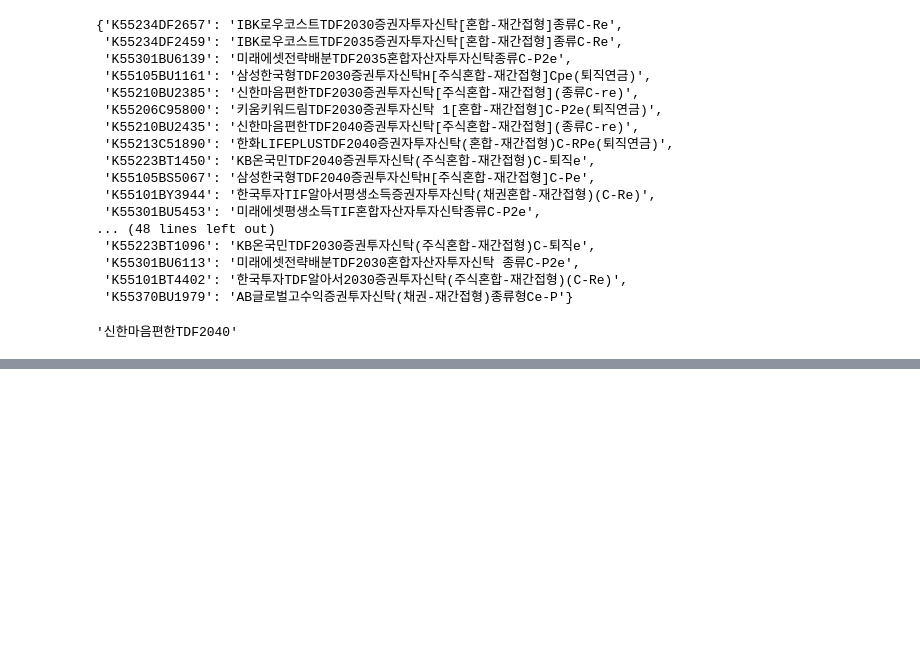
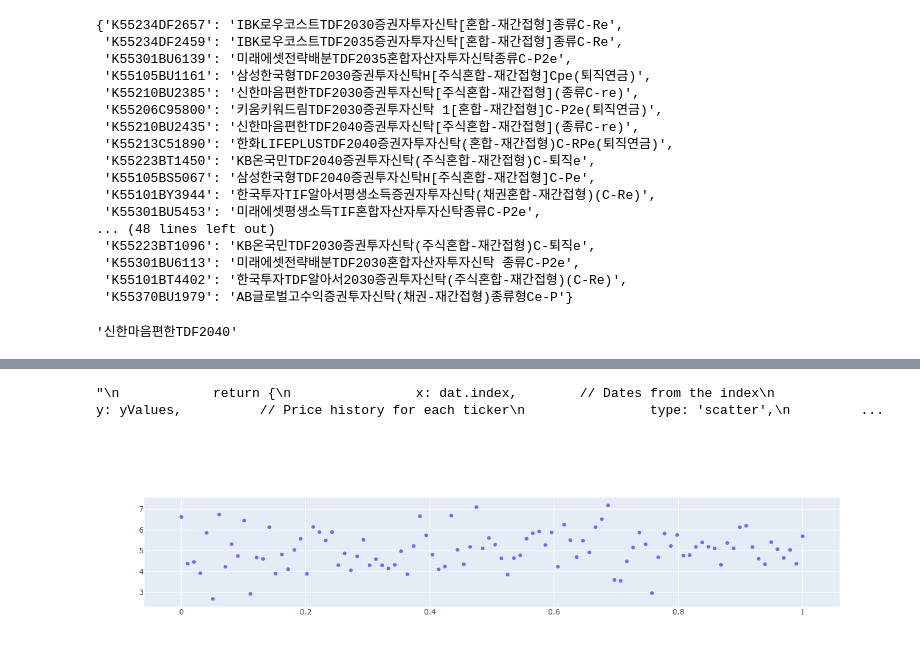
Before and after one commit to lbk209/fund, a Jupyter notebook: fund_labs.ipynb, the cells around one changed output, grey strips where cells are left out. Saved outputs shown, nothing was run; the diff lists cells and outputs as text; code cells hidden in the pictures; blank space fills up the shorter version.

```diff
--- a/fund_labs.ipynb
+++ b/fund_labs.ipynb
@@ -444,0 +317,46 @@ fig.update_layout(
+# %%
+"""
+            return {
+                x: dat.index,        // Dates from the index
+                y: yValues,          // Price history for each ticker
+                type: 'scatter',
+                mode: 'lines',
+                name: ticker,        // Ticker as the legend name
+                //color: ticker
+            };
+            """
+# %% [output]
+"\n            return {\n                x: dat.index,        // Dates from the index\n                y: yValues,          // Price history for each ticker\n                type: 'scatter',\n         ...
+# %%
+import plotly.graph_objects as go
+
+# Create random data with numpy
+import numpy as np
+np.random.seed(1)
+
+N = 100
+random_x = np.linspace(0, 1, N)
+random_y0 = np.random.randn(N) + 5
+random_y1 = np.random.randn(N)
+random_y2 = np.random.randn(N) - 5
+
+fig = go.Figure()
+
+# Add traces
+fig.add_trace(go.Scatter(x=random_x, y=random_y0,
+                    mode='markers',
+                    name='markers'))
+
+
+"""
+            return {
+                x: dat.index,        // Dates from the index
+                y: yValues,          // Price history for each ticker
+                type: 'scatter',
+                mode: 'lines',
+                name: ticker,        // Ticker as the legend name
+                //color: ticker
+            };
+            """
+# %% [output]
+[figure, added]
```
Also changed, not shown: parts of 14 cells of this notebook, 1 other file.
